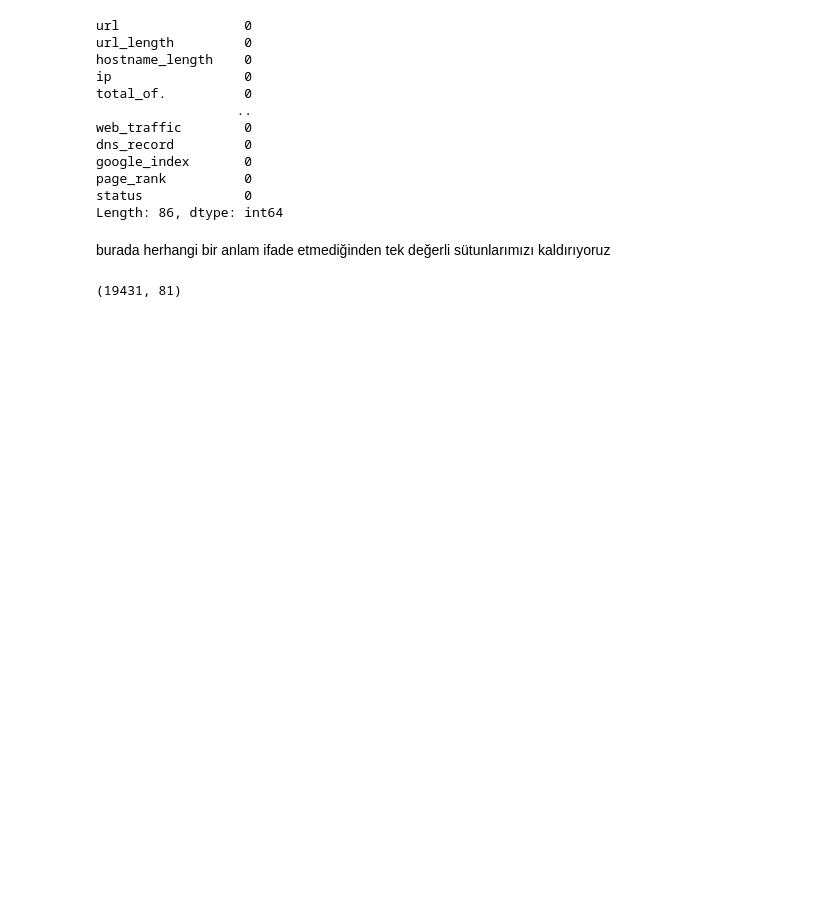
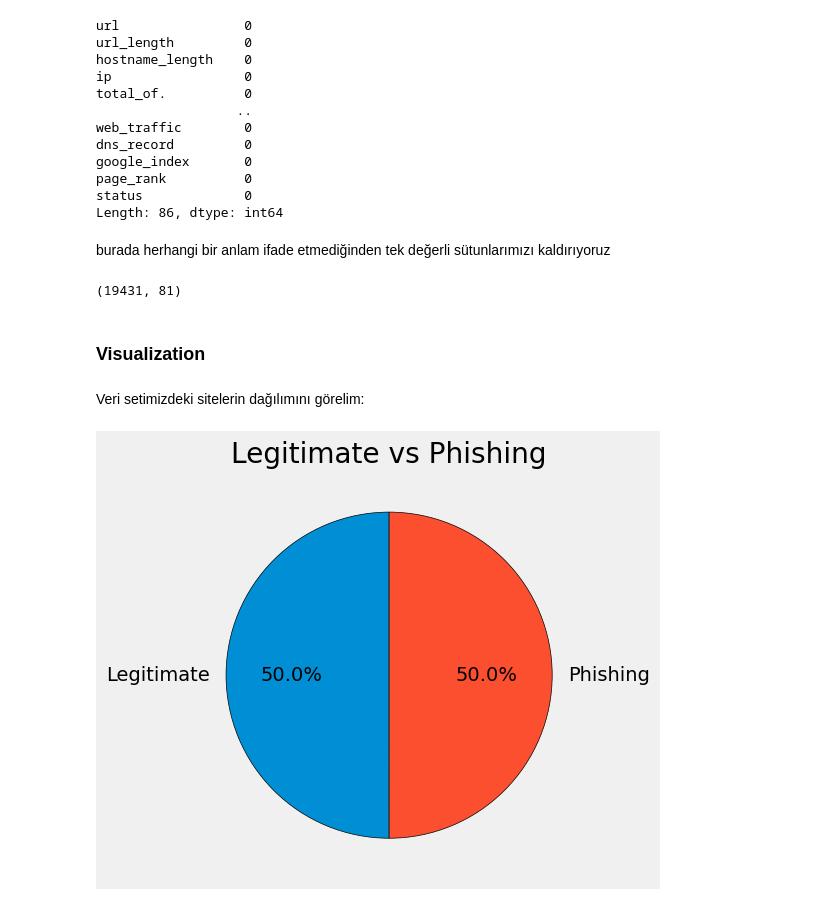
Before and after one commit to Phishbust/datanalysisandmodeling, a Jupyter notebook: data.ipynb, the cells around one changed output. Saved outputs shown, nothing was run; the diff lists cells and outputs as text; code cells hidden in the pictures; blank space fills up the shorter version.

```diff
--- a/data.ipynb
+++ b/data.ipynb
@@ -116,3 +116,5 @@ df.drop(droppable, axis='columns', inplace=True)
 df.shape
 # %% [output]
 (19431, 81)
+# %% [markdown]
+### Visualization
@@ -118,0 +123,19 @@ df.shape
+# %% [markdown]
+<bold>Veri setimizdeki sitelerin dağılımını görelim:</bold>
+# %%
+plt.style.use("fivethirtyeight")
+
+status_1_counts = sum(df['status'] == 1)
+status_0_counts = sum(df['status'] == 0)
+
+slices = [status_1_counts, status_0_counts]
+labels = ['Legitimate', 'Phishing']
+
+plt.pie(slices, labels=labels, startangle=90, autopct='%1.1f%%',
+       wedgeprops={'edgecolor':'black'})
+
+plt.title('Legitimate vs Phishing')
+plt.tight_layout() #subplotların arasındaki boşluğu ayarlayarak grafiği daha düzenli ve okunabilir hale getirir.
+plt.show()
+# %% [output]
+[figure, added]
```
Also changed, not shown: parts of 21 cells of this notebook.
